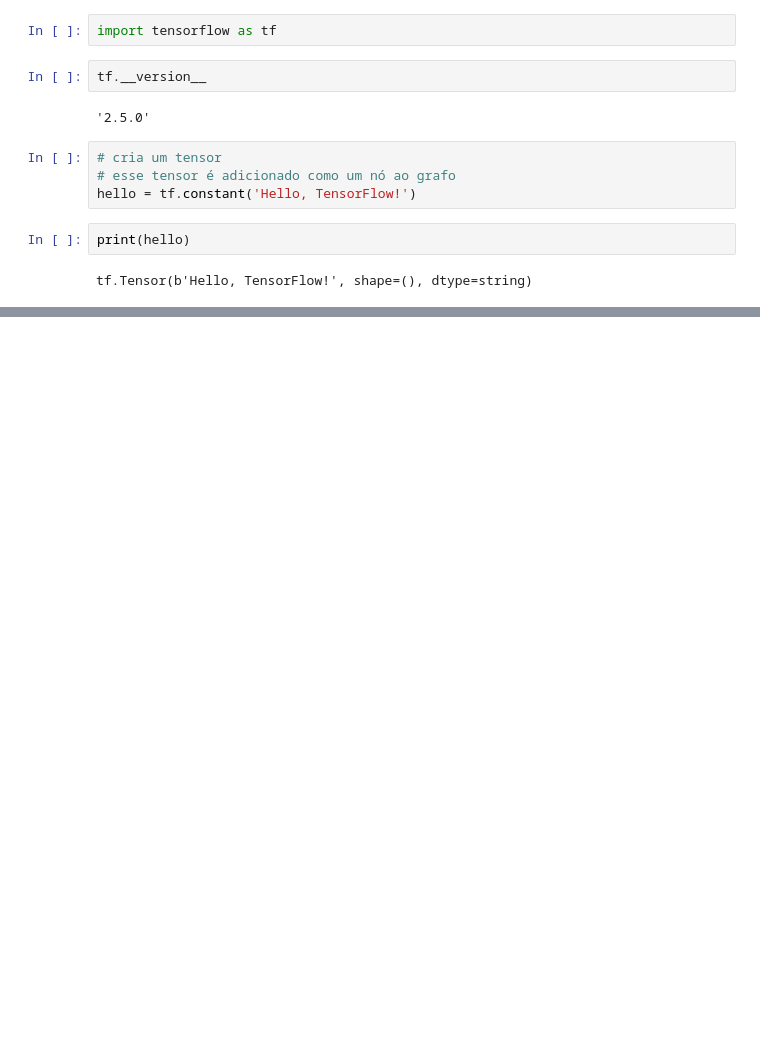
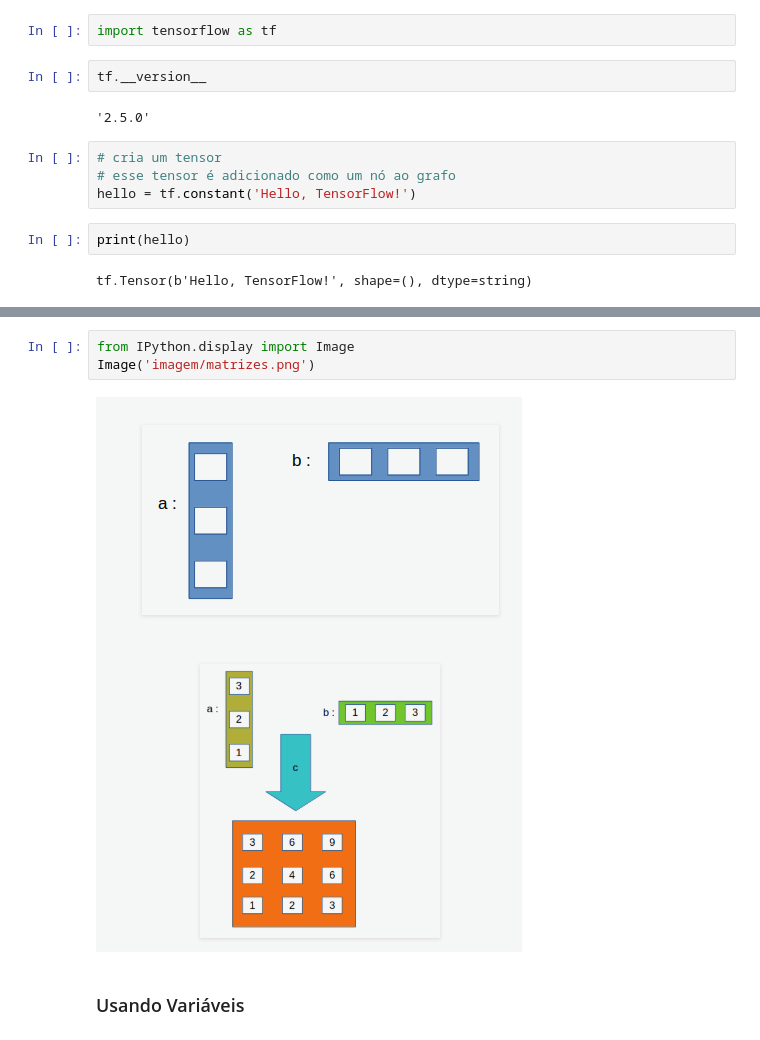
Before and after one commit to leonardodamata/Python_Analise_Dados, a Jupyter notebook: tensorflow.ipynb, the cells around one changed output, grey strips where cells are left out. Saved outputs shown, nothing was run; the diff lists cells and outputs as text; blank space fills up the shorter version.

```diff
--- a/tensorflow.ipynb
+++ b/tensorflow.ipynb
@@ -113,0 +233,7 @@ tf.Tensor(b'Hello, TensorFlow!', shape=(), dtype=string)
+# %%
+from IPython.display import Image
+Image('imagem/matrizes.png')
+# %% [output]
+[figure, added]
+# %% [markdown]
+### Usando Variáveis
```
Also changed, not shown: parts of 46 cells of this notebook, 2 other files.
